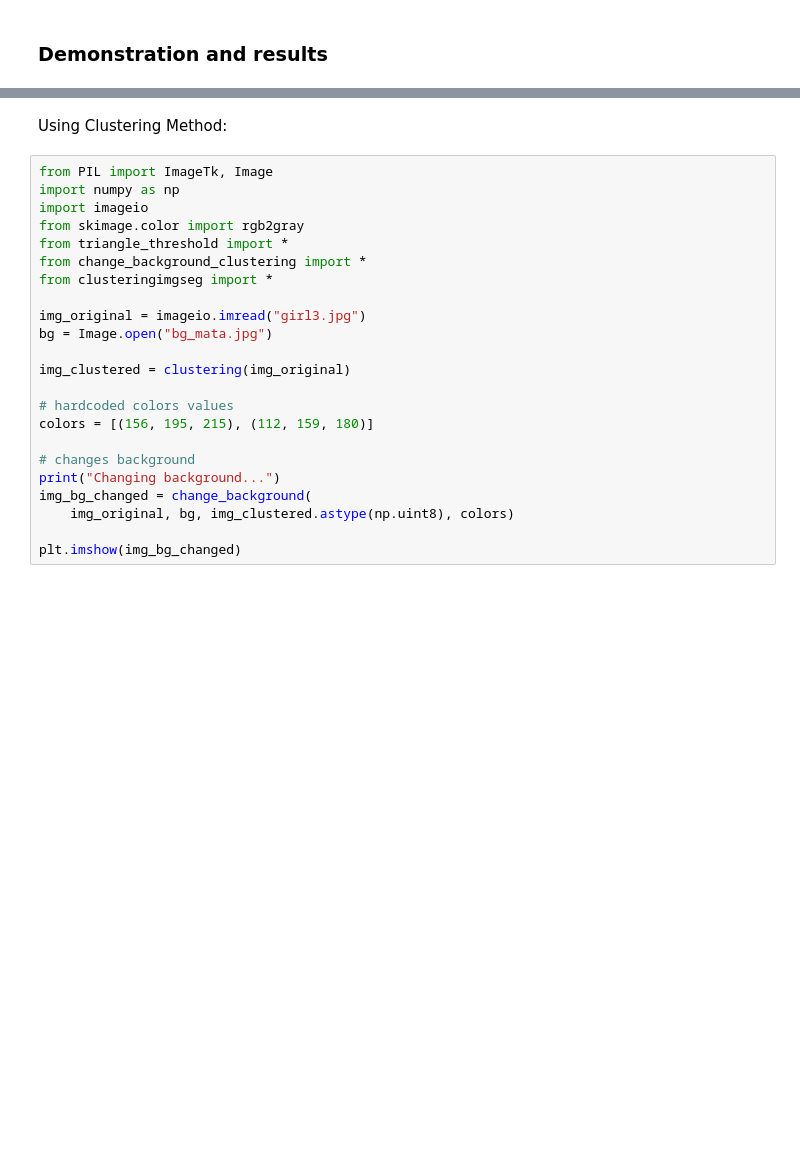
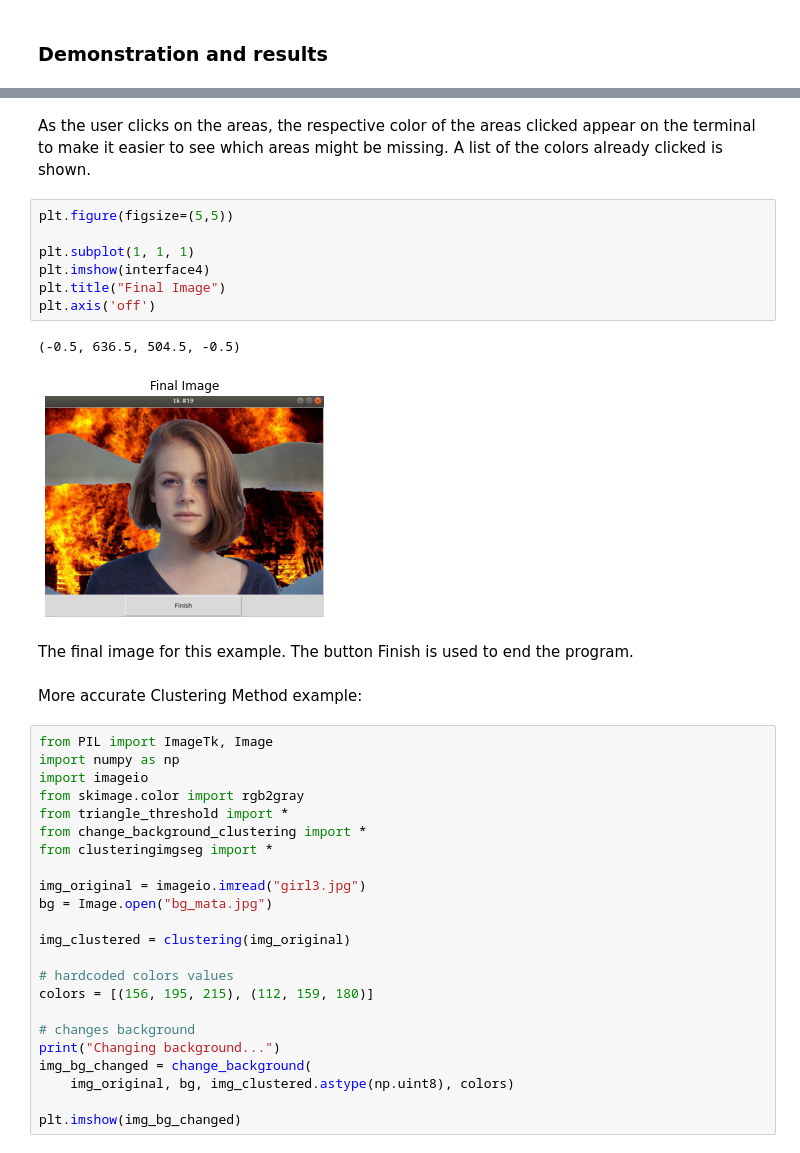
Before and after one commit to kakomarina/background-effects, a Jupyter notebook: report.ipynb, the cells around one changed output, grey strips where cells are left out. Drawn from its saved outputs; the diff is of its cells as text; blank space fills up the shorter version.

```diff
--- a/report.ipynb
+++ b/report.ipynb
@@ -95,5 +135,19 @@ For better use of the clustering method, there is a graphic interface that can b
+# %% [markdown]
+As the user clicks on the areas, the respective color of the areas clicked appear on the terminal to make it easier to see which areas might be missing. A list of the colors already clicked is shown.
+# %%
+plt.figure(figsize=(5,5))
+
+plt.subplot(1, 1, 1)
+plt.imshow(interface4)
+plt.title("Final Image")
+plt.axis('off')
+# %% [output]
+(-0.5, 636.5, 504.5, -0.5)
+[figure, added]
+# %% [markdown]
+The final image for this example. The button Finish is used to end the program.
 # %% [markdown]
-Using Clustering Method:
+More accurate Clustering Method example:
 # %%
 from PIL import ImageTk, Image
 import numpy as np
```
Also changed, not shown: parts of 4 cells of this notebook.
